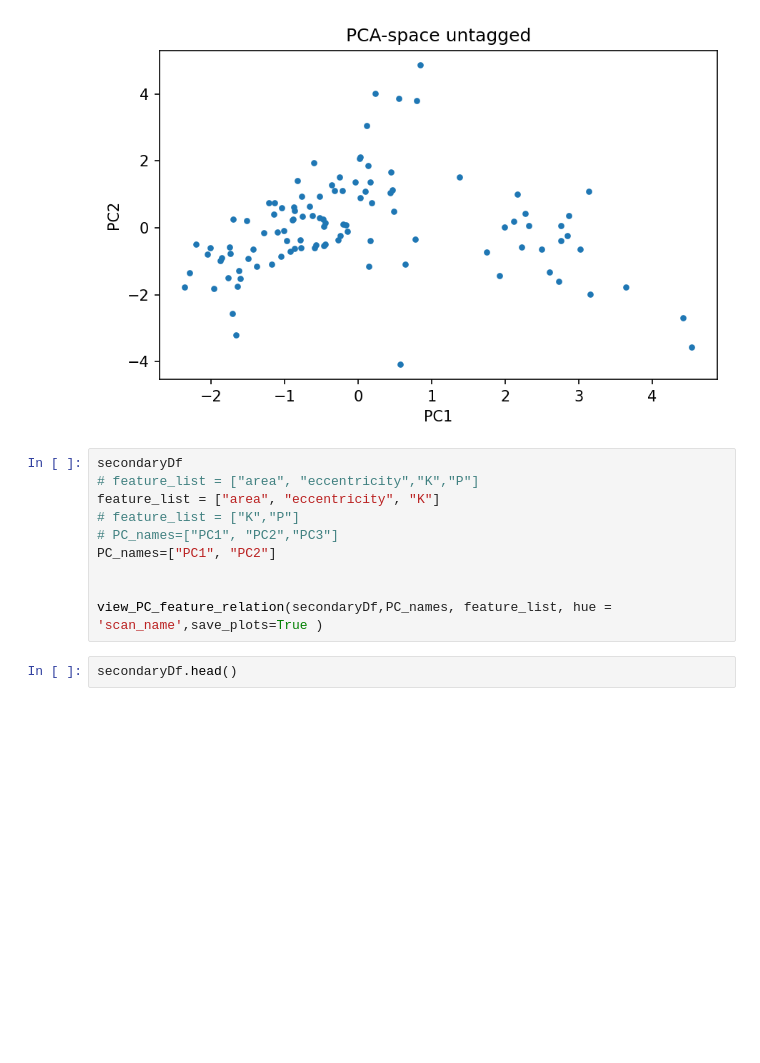
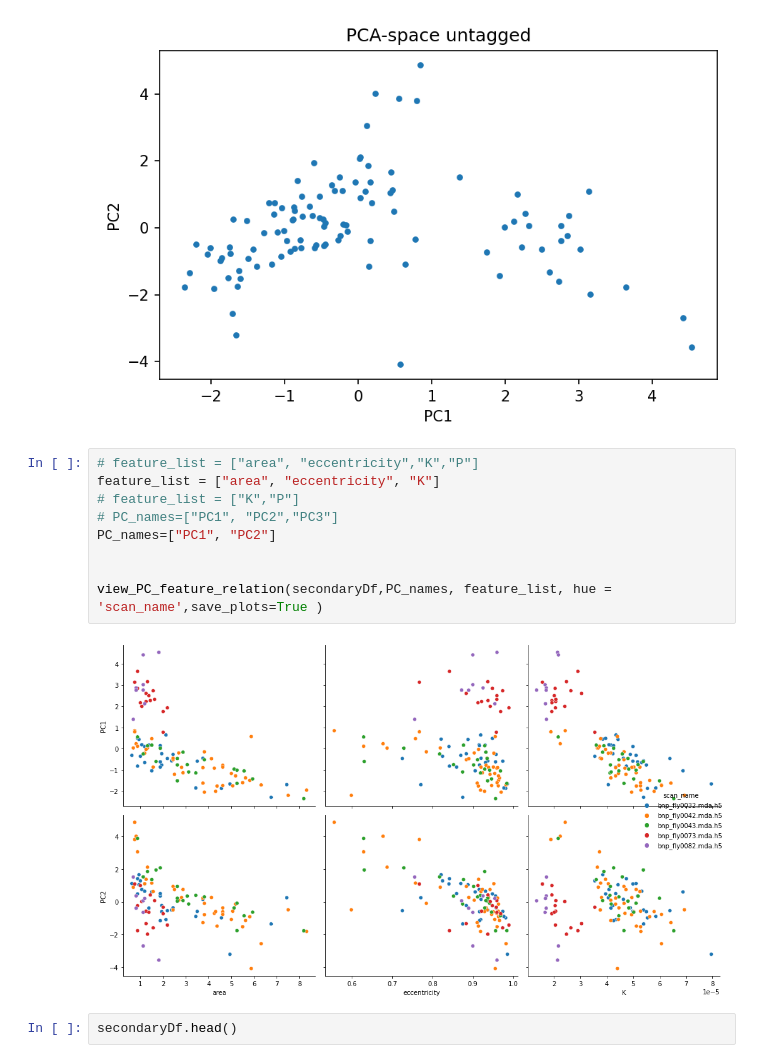
Before and after one commit to arshadzahangirchowdhury/ROI-Finder, a Jupyter notebook: flx_workflows/Analysis1_March_Beamtime.ipynb, the cells around one changed output. Cells and saved outputs as stored; diff of their text form; blank space fills up the shorter version.

```diff
--- a/flx_workflows/Analysis1_March_Beamtime.ipynb
+++ b/flx_workflows/Analysis1_March_Beamtime.ipynb
@@ -680,15 +422,16 @@ See the caveats in the documentation: https://pandas.pydata.org/pandas-docs/stab
 IndexError: index 2 is out of bounds for axis 1 with size 2
 [figure]
 # %%
-secondaryDf
 # feature_list = ["area", "eccentricity","K","P"]
 feature_list = ["area", "eccentricity", "K"]
 # feature_list = ["K","P"]
 # PC_names=["PC1", "PC2","PC3"]
 PC_names=["PC1", "PC2"]
 
 
 view_PC_feature_relation(secondaryDf,PC_names, feature_list, hue = 'scan_name',save_plots=True )
+# %% [output]
+[figure, added]
 # %%
 secondaryDf.head()
 # %% [output]
```
Also changed, not shown: parts of 40 cells of this notebook, 4 other files.
